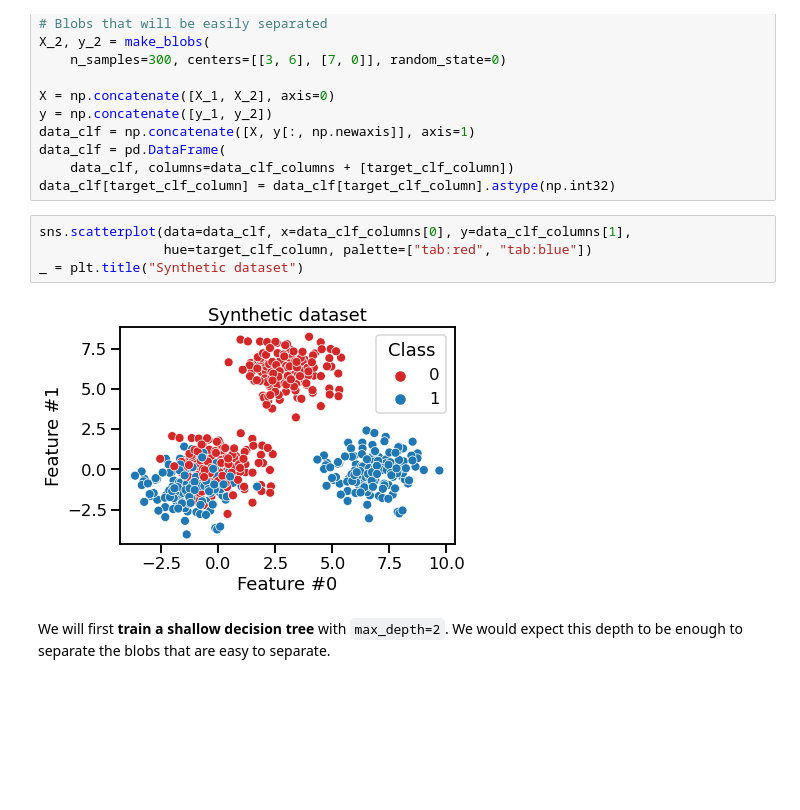
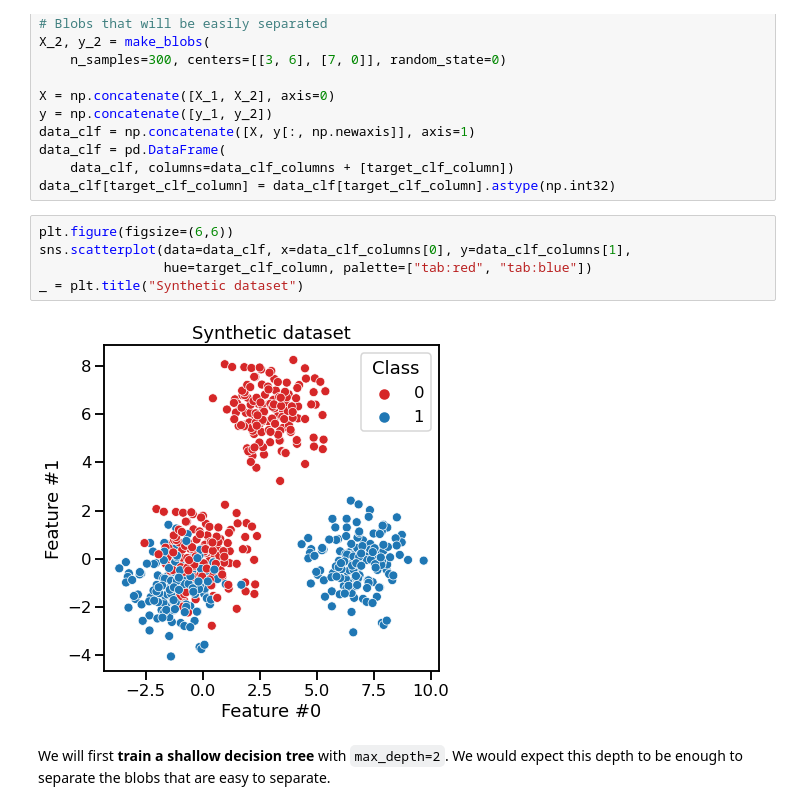
Before and after one commit to szalmaf/Machine-Learning-in-Python-with-scikit-learn, a Jupyter notebook: 0505_Decision_tree_hyperparameters_Generalization.ipynb, the cells around one changed output. Cells and saved outputs as stored; diff of their text form; blank space fills up the shorter version.

Commit message:
Change figure size

```diff
--- a/0505_Decision_tree_hyperparameters_Generalization.ipynb
+++ b/0505_Decision_tree_hyperparameters_Generalization.ipynb
@@ -201,11 +201,12 @@ data_clf = pd.DataFrame(
     data_clf, columns=data_clf_columns + [target_clf_column])
 data_clf[target_clf_column] = data_clf[target_clf_column].astype(np.int32)
 # %%
+plt.figure(figsize=(6,6))
 sns.scatterplot(data=data_clf, x=data_clf_columns[0], y=data_clf_columns[1],
                 hue=target_clf_column, palette=["tab:red", "tab:blue"])
 _ = plt.title("Synthetic dataset")
 # %% [output]
-[figure, old version]
+[figure, new version]
 # %% [markdown]
 We will first **train a shallow decision tree** with `max_depth=2`. We would
 expect this depth to be enough to separate the blobs that are easy to
```
Also changed, not shown: parts of 2 cells of this notebook.
